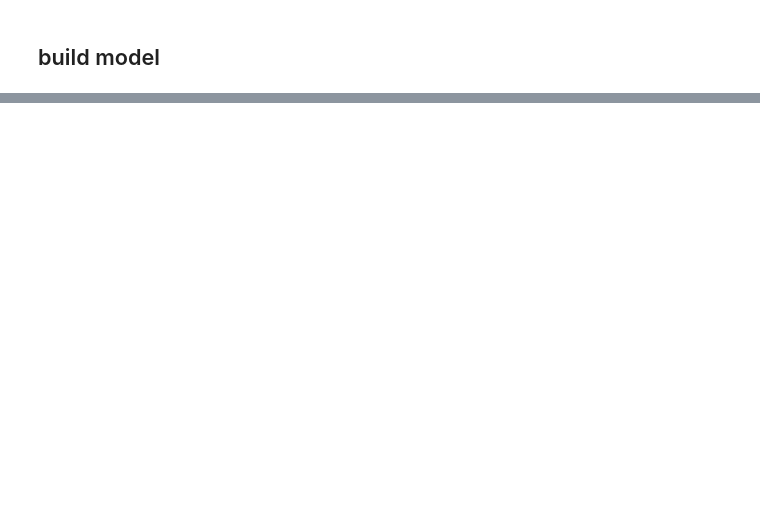
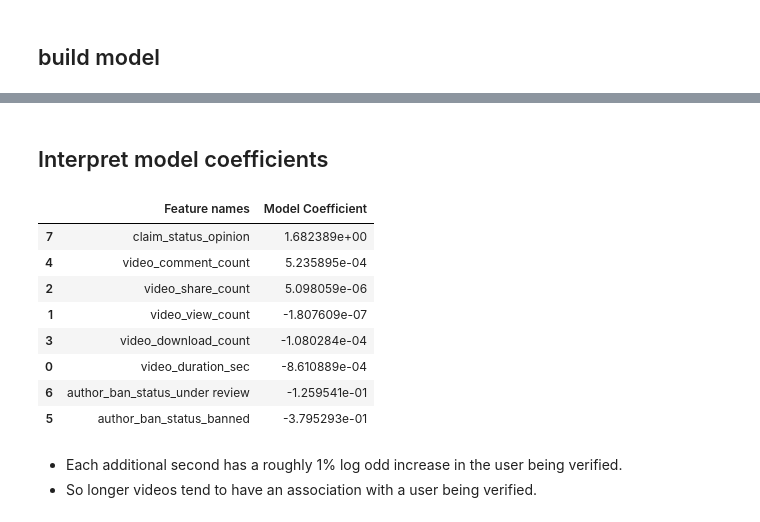
Before and after one commit to ideaguy3d/data-analytics, a Jupyter notebook: tiktok/opinion-or-claim-classification.ipynb, the cells around one changed output, grey strips where cells are left out. Saved outputs shown, nothing was run; the diff lists cells and outputs as text; code cells hidden in the pictures; blank space fills up the shorter version.

```diff
--- a/tiktok/opinion-or-claim-classification.ipynb
+++ b/tiktok/opinion-or-claim-classification.ipynb
@@ -370,0 +477,19 @@ pass
+# %% [markdown]
+## Interpret model coefficients
+# %%
+pd.DataFrame({
+    "Feature names": log_clr.feature_names_in_, "Model Coefficient": log_clr.coef_[0]
+}).sort_values(by='Model Coefficient', ascending=False)
+# %% [output]
+|  | Feature names | Model Coefficient |
+| 7 | claim_status_opinion | 1.682389e+00 |
+| 4 | video_comment_count | 5.235895e-04 |
+| 2 | video_share_count | 5.098059e-06 |
+| 1 | video_view_count | -1.807609e-07 |
+| 3 | video_download_count | -1.080284e-04 |
+| 0 | video_duration_sec | -8.610889e-04 |
+| 6 | author_ban_status_under review | -1.259541e-01 |
+| 5 | author_ban_status_banned | -3.795293e-01 |
+# %% [markdown]
+- Each additional second has a roughly 1% log odd increase in the user being verified.
+- So longer videos tend to have an association with a user being verified.
```
Also changed, not shown: parts of 25 cells of this notebook.
